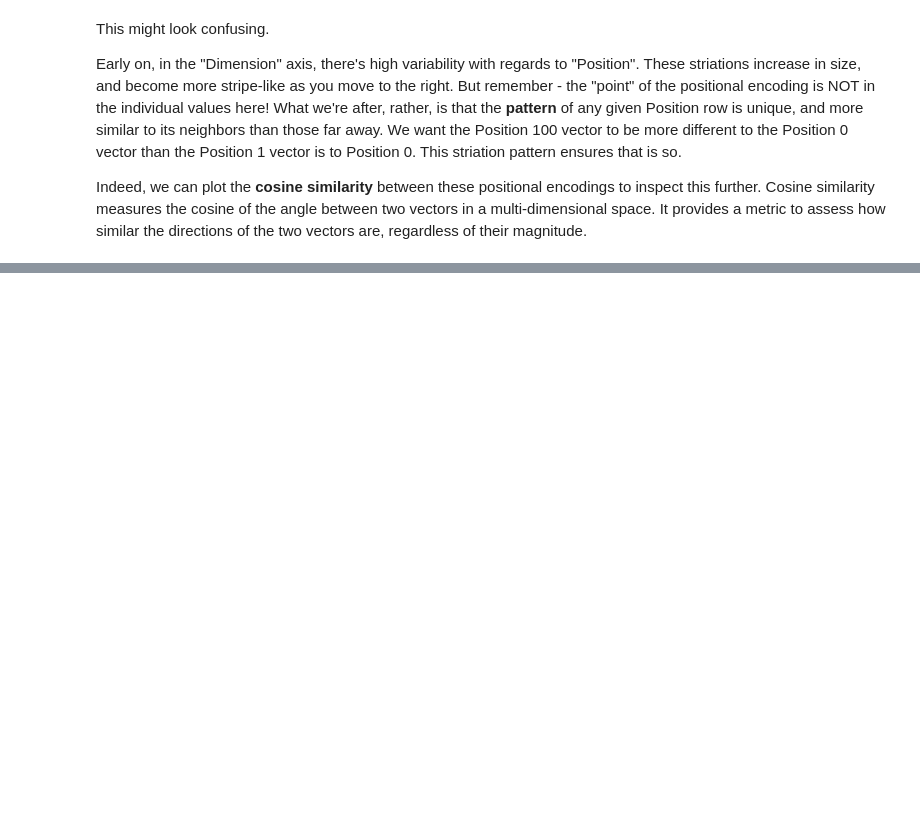
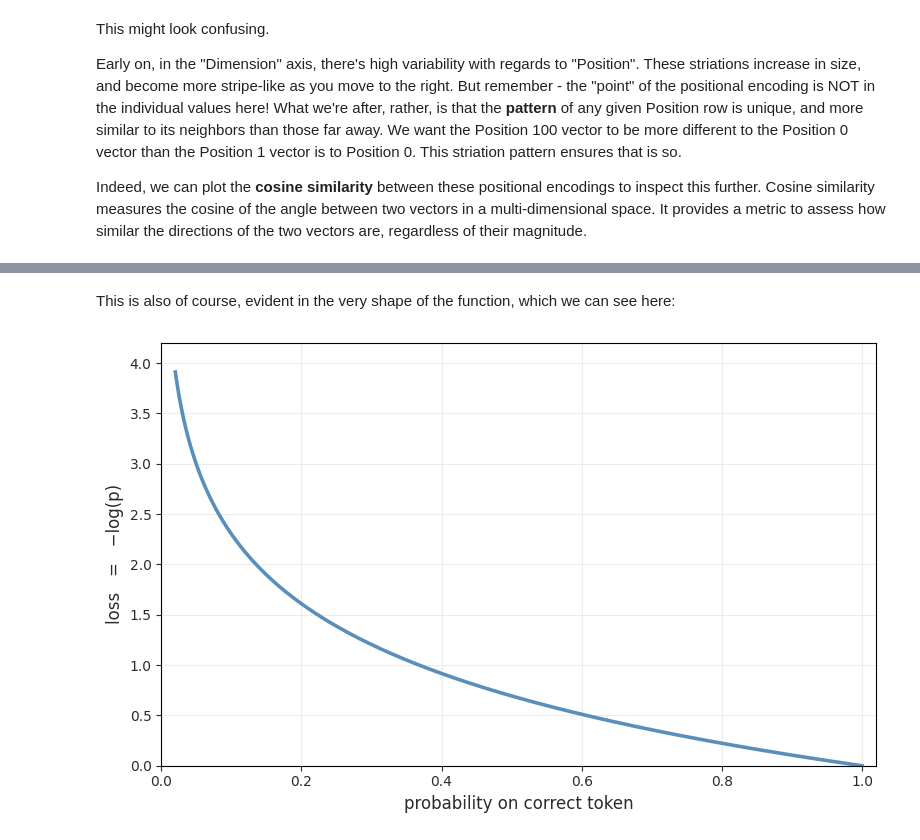
Before and after one commit to apetulante/Tutorials, a Jupyter notebook: Architectures/Basic_Transformer_Tutorial/Transformer_Tutorial.ipynb, the cells around one changed output, grey strips where cells are left out. Drawn from its saved outputs; the diff is of its cells as text; code cells hidden in the pictures; blank space fills up the shorter version.

```diff
--- a/Architectures/Basic_Transformer_Tutorial/Transformer_Tutorial.ipynb
+++ b/Architectures/Basic_Transformer_Tutorial/Transformer_Tutorial.ipynb
@@ -741,0 +3197,16 @@ class MultiHeadAttention(nn.Module):
+# %% [markdown]
+This is also of course, evident in the very shape of the function, which we can see here:
+# %%
+p = np.linspace(0.02, 1.0, 500)
+loss = -np.log(p)
+
+fig, ax = plt.subplots(figsize=(8, 5))
+ax.plot(p, loss, color=LINE, linewidth=2.6)
+
+ax.set_xlim(0, 1.02); ax.set_ylim(0, 4.2)
+ax.set_xlabel("probability on correct token", fontsize=12, color=TEXT)
+ax.set_ylabel("loss   =   \u2212log(p)", fontsize=12, color=TEXT)
+ax.tick_params(colors=TEXT); ax.grid(color='#ececec', linewidth=0.8); ax.set_axisbelow(True)
+plt.tight_layout(); plt.show()
+# %% [output]
+[figure, added]
```
Also changed, not shown: parts of 444 cells of this notebook, 1 other file.
